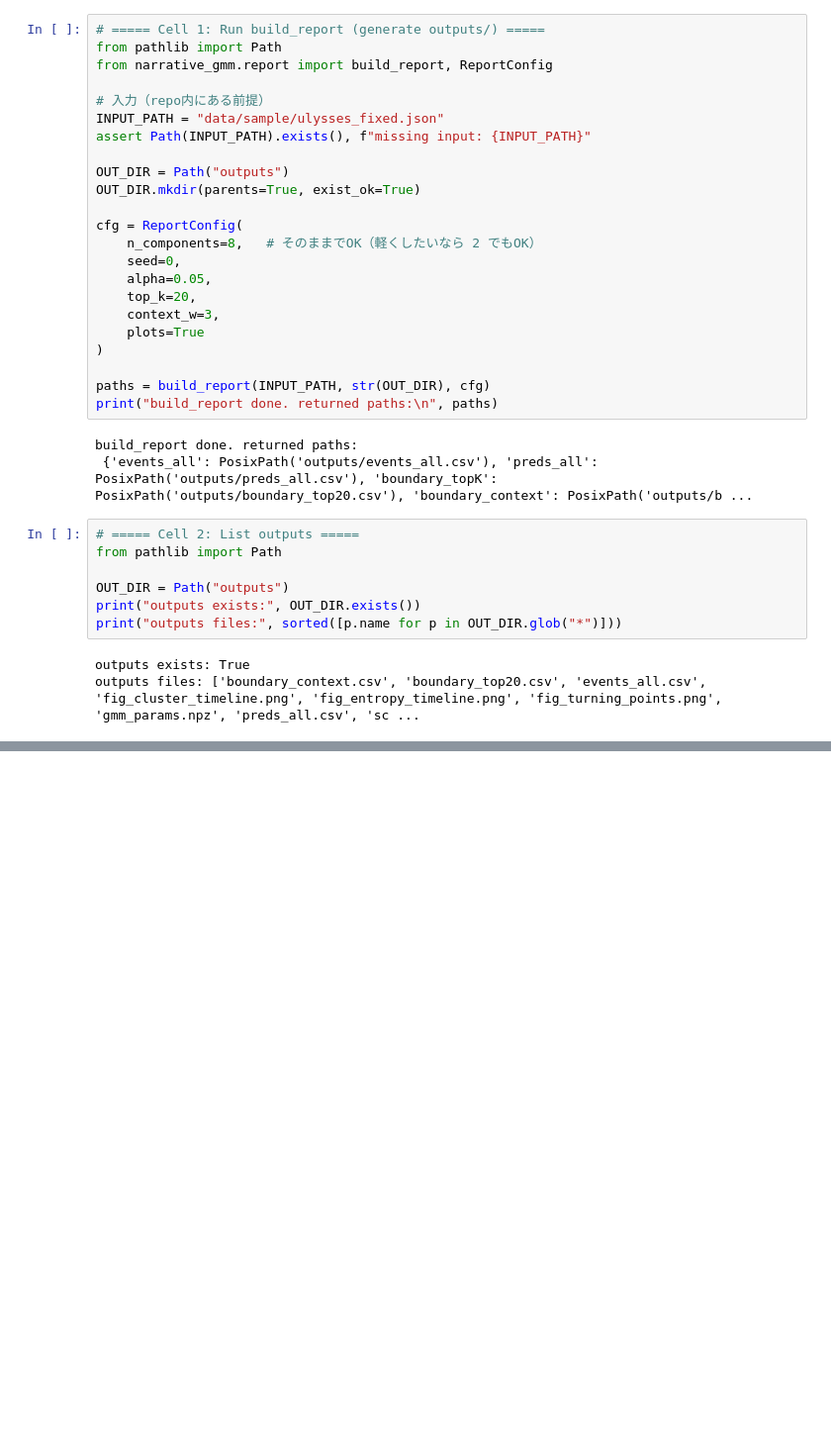
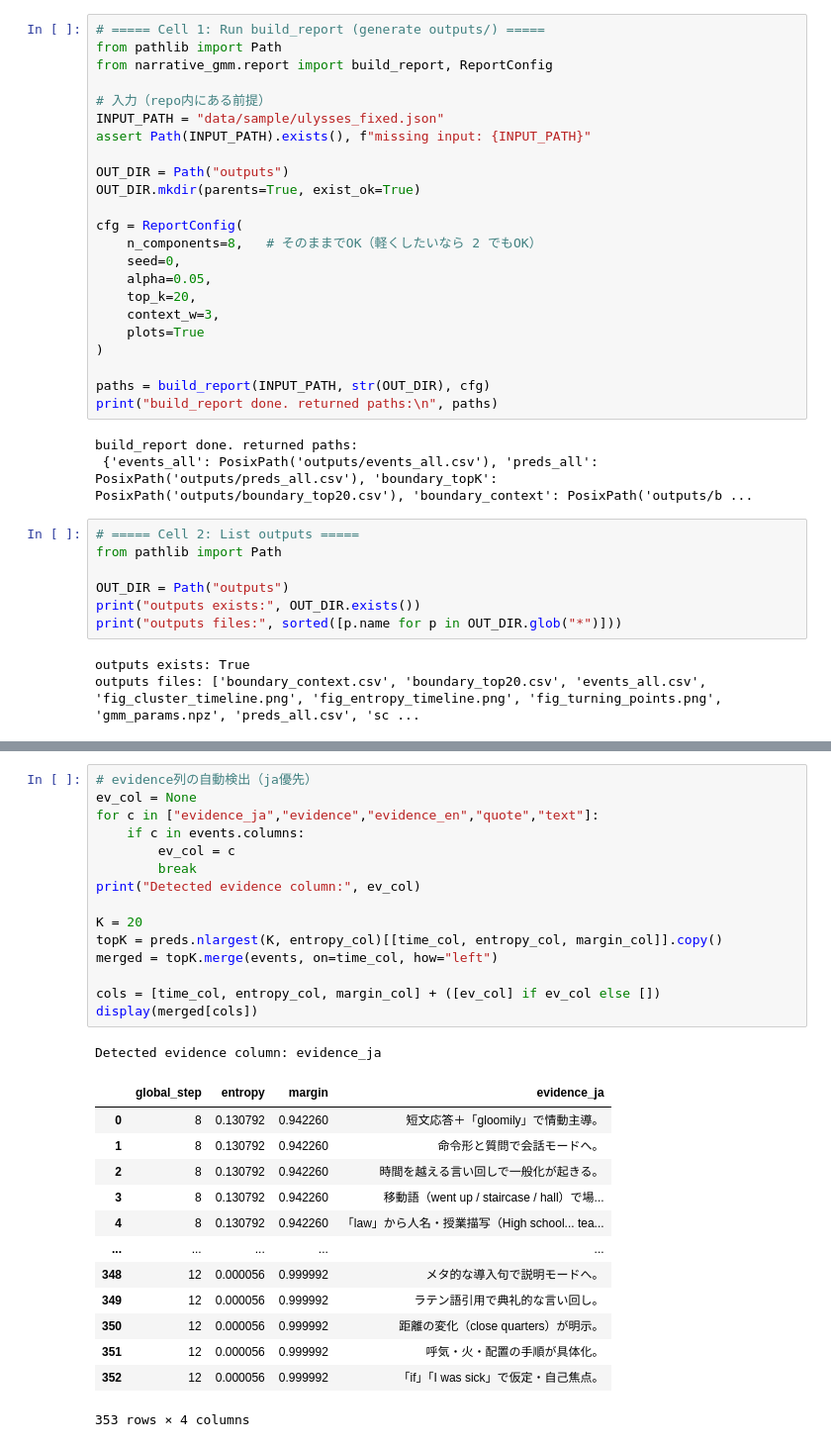
Before and after one commit to Mokafe/Mokafe-ulysses-narrative-gmm, a Jupyter notebook: notebooks/00_ulysses_gmm_report.ipynb, the cells around one changed output, grey strips where cells are left out. Shown at 99% size. Cells and saved outputs as stored; diff of their text form; blank space fills up the shorter version.

```diff
--- a/notebooks/00_ulysses_gmm_report.ipynb
+++ b/notebooks/00_ulysses_gmm_report.ipynb
@@ -94,0 +136,30 @@ OK: handoff ready -> 次は 01 ノートへ進めます
+# %%
+# evidence列の自動検出（ja優先）
+ev_col = None
+for c in ["evidence_ja","evidence","evidence_en","quote","text"]:
+    if c in events.columns:
+        ev_col = c
+        break
+print("Detected evidence column:", ev_col)
+
+K = 20
+topK = preds.nlargest(K, entropy_col)[[time_col, entropy_col, margin_col]].copy()
+merged = topK.merge(events, on=time_col, how="left")
+
+cols = [time_col, entropy_col, margin_col] + ([ev_col] if ev_col else [])
+display(merged[cols])
+# %% [output]
+Detected evidence column: evidence_ja
+|  | global_step | entropy | margin | evidence_ja |
+| 0 | 8 | 0.130792 | 0.942260 | 短文応答＋「gloomily」で情動主導。 |
+| 1 | 8 | 0.130792 | 0.942260 | 命令形と質問で会話モードへ。 |
+| 2 | 8 | 0.130792 | 0.942260 | 時間を越える言い回しで一般化が起きる。 |
+| 3 | 8 | 0.130792 | 0.942260 | 移動語（went up / staircase / hall）で場... |
+| 4 | 8 | 0.130792 | 0.942260 | 「law」から人名・授業描写（High school... tea... |
+| ... | ... | ... | ... | ... |
+| 348 | 12 | 0.000056 | 0.999992 | メタ的な導入句で説明モードへ。 |
+| 349 | 12 | 0.000056 | 0.999992 | ラテン語引用で典礼的な言い回し。 |
+| 350 | 12 | 0.000056 | 0.999992 | 距離の変化（close quarters）が明示。 |
+| 351 | 12 | 0.000056 | 0.999992 | 呼気・火・配置の手順が具体化。 |
+| 352 | 12 | 0.000056 | 0.999992 | 「if」「I was sick」で仮定・自己焦点。 |
+353 rows × 4 columns
```
Also changed, not shown: parts of 15 cells of this notebook.
